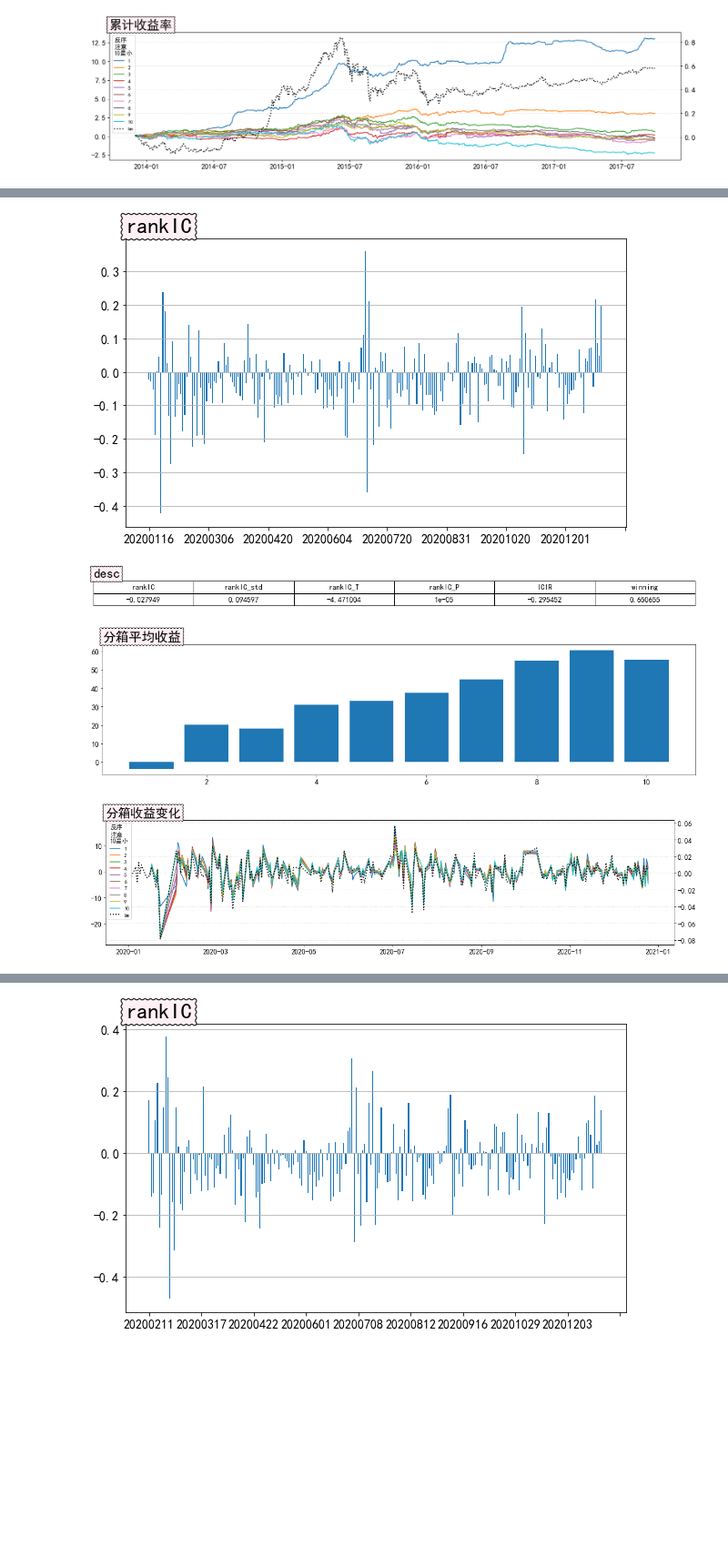
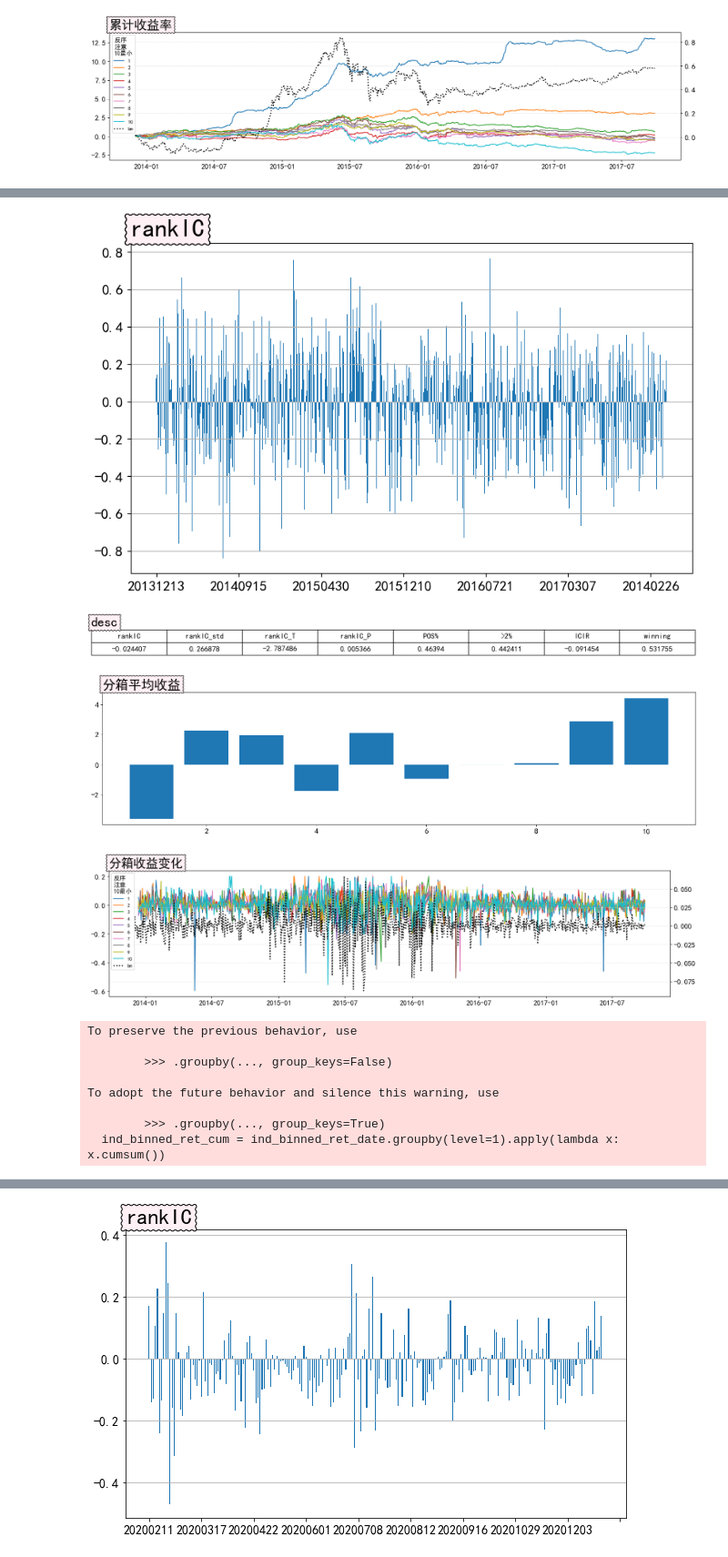
Before and after one commit to luozero/IndicatorLab, a Jupyter notebook: ind/Ind_New_Tech_2023.ipynb, the cells around one changed output, grey strips where cells are left out. Shown at 91% size. Saved outputs shown, nothing was run; the diff lists cells and outputs as text; code cells hidden in the pictures; blank space fills up the shorter version.

```diff
--- a/ind/Ind_New_Tech_2023.ipynb
+++ b/ind/Ind_New_Tech_2023.ipynb
@@ -257,11 +271,20 @@ NameError: name 'pvc_optimize' is not defined
 # %%
+pvc_10 = get_pvc(stock_df)
 fa = pd.DataFrame(pvc_10).dropna()
 fa.columns=['xxx']
 test = FactorTest(start=dates.min().strftime('%Y-%m-%d'),end=dates.max().strftime('%Y-%m-%d'),target_field='xxx',blenchmark_name='沪深300', freq="d")
 test.process_ind_simple(fa,ret,need_descript=True)
 test.plot()
 # %% [output]
-[figure, old version]
+[figure, new version]
-[figure, old version]
+[figure, new version]
-[figure, old version]
+[figure, new version]
-[figure, old version]
+[figure, new version]
+To preserve the previous behavior, use
+
+        >>> .groupby(..., group_keys=False)
+
+To adopt the future behavior and silence this warning, use
+
+        >>> .groupby(..., group_keys=True)
+  ind_binned_ret_cum = ind_binned_ret_date.groupby(level=1).apply(lambda x: x.cumsum())
```
Also changed, not shown: parts of 3 cells of this notebook.
